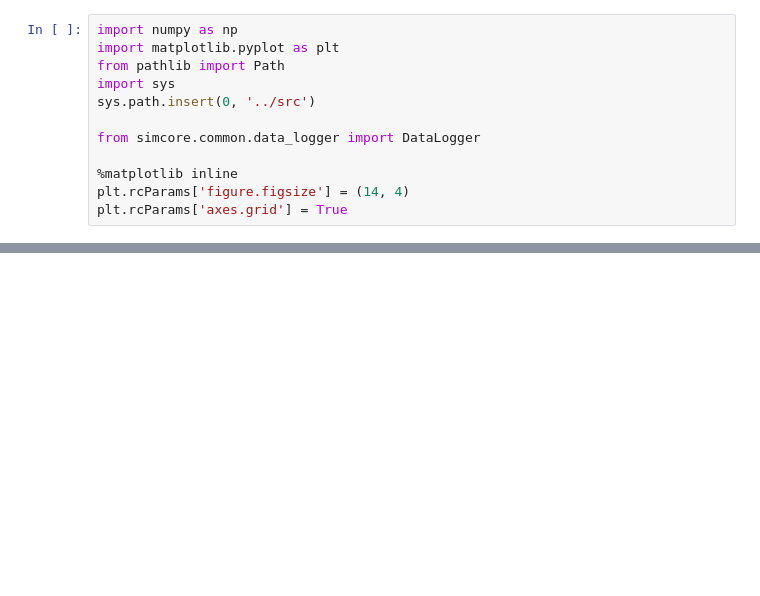
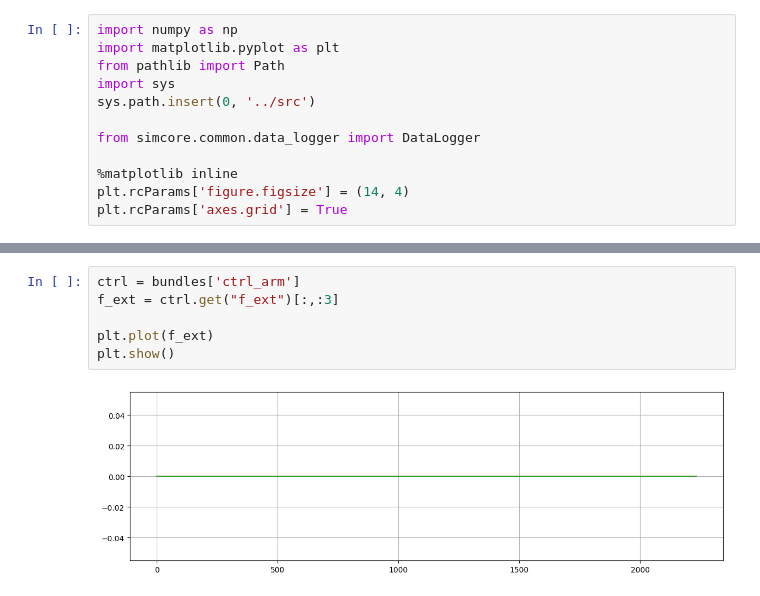
Before and after one commit to AlexanderWegenerRobotics/vision-mpc, a Jupyter notebook: analysis/read_logging.ipynb, the cells around one changed output, grey strips where cells are left out. Saved outputs shown, nothing was run; the diff lists cells and outputs as text; blank space fills up the shorter version.

```diff
--- a/analysis/read_logging.ipynb
+++ b/analysis/read_logging.ipynb
@@ -77,0 +123,8 @@ plt.show()
+# %%
+ctrl = bundles['ctrl_arm']
+f_ext = ctrl.get("f_ext")[:,:3]
+
+plt.plot(f_ext)
+plt.show()
+# %% [output]
+[figure, added]
```
Also changed, not shown: parts of 5 cells of this notebook, 5 other files.
